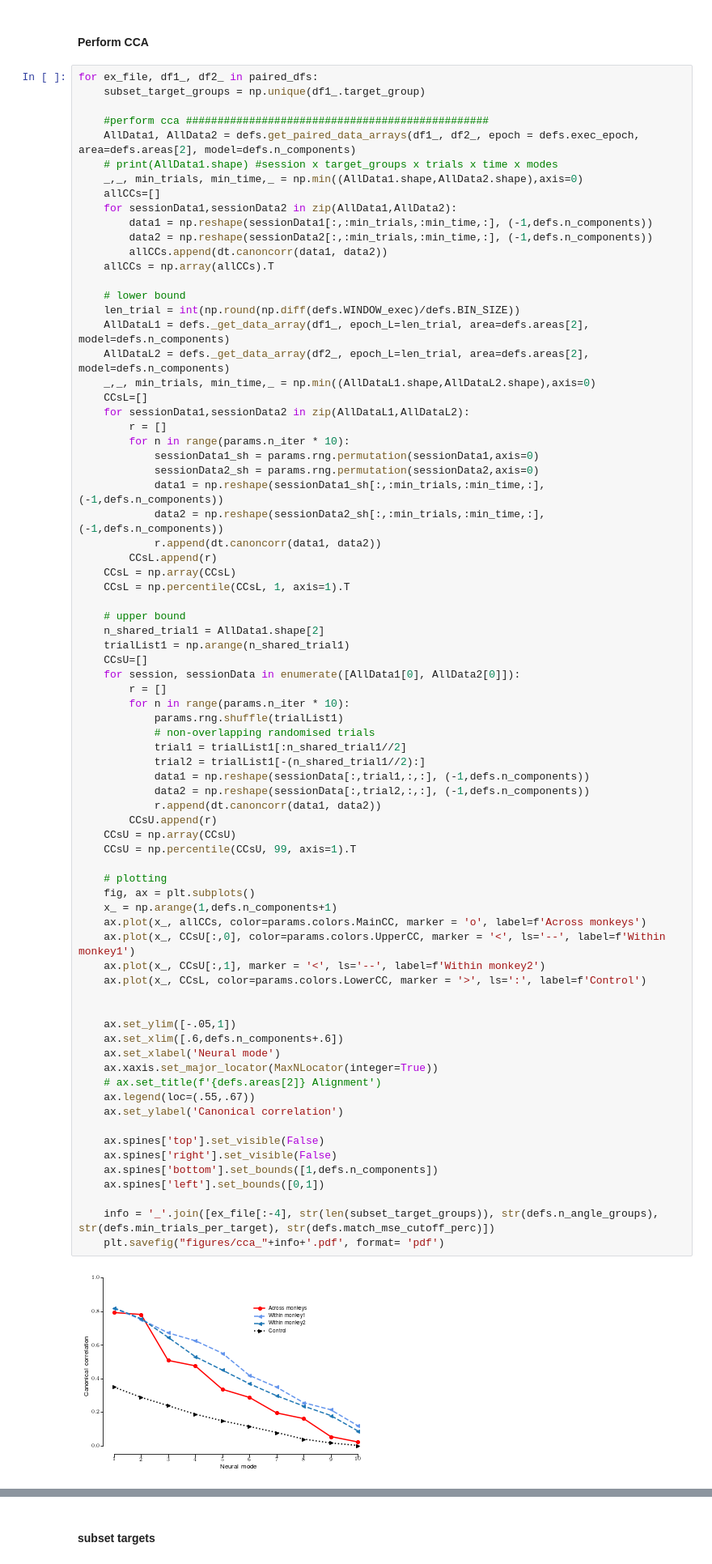
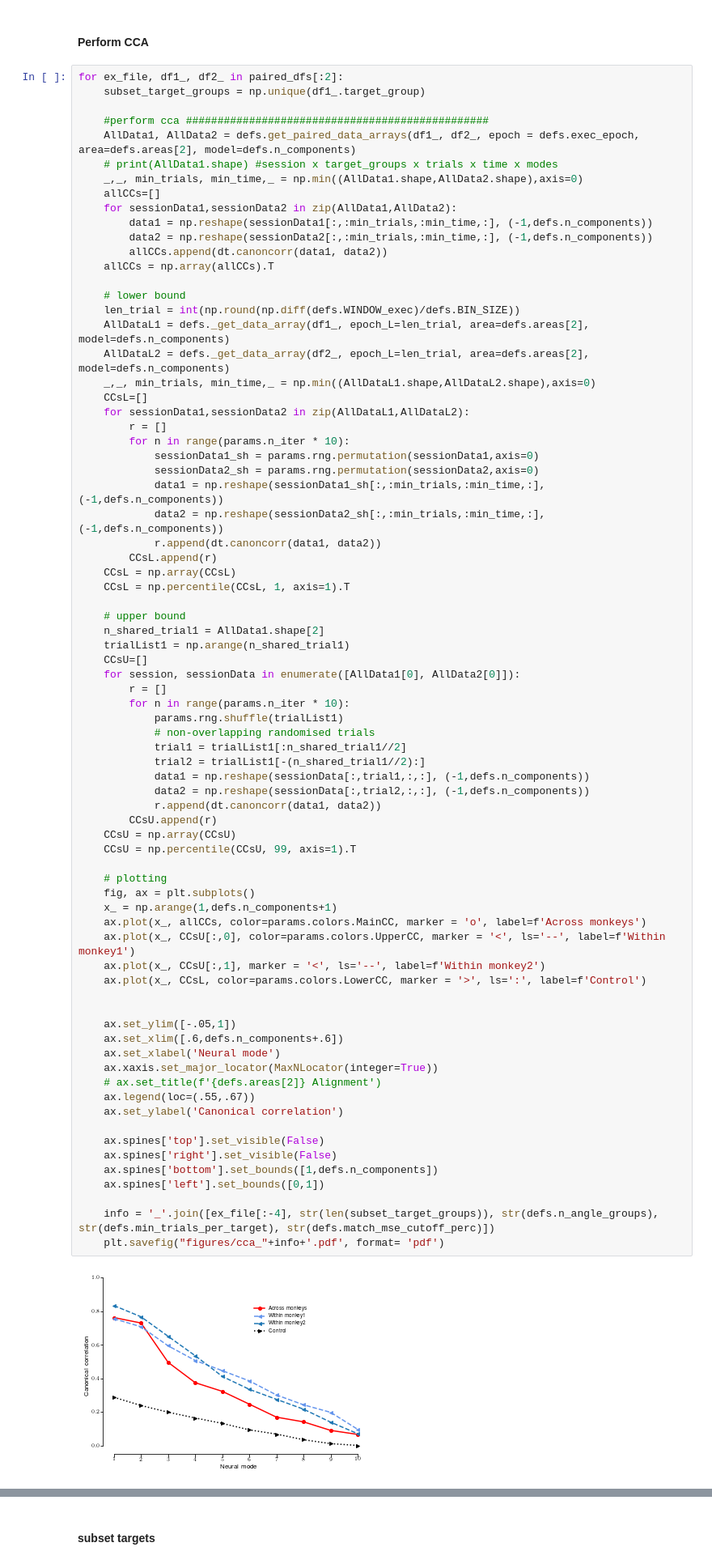
Before and after one commit to AtMostafa/multi-animal-alignment, a Jupyter notebook: random_walk/cca.ipynb, the cells around one changed output, grey strips where cells are left out. Shown at 81% size. Drawn from its saved outputs; the diff is of its cells as text.

```diff
--- a/random_walk/cca.ipynb
+++ b/random_walk/cca.ipynb
@@ -216,7 +212,7 @@ MrT_RT_VR_2013-09-10.mat
 # %% [markdown]
 #### Perform CCA
 # %%
-for ex_file, df1_, df2_ in paired_dfs:
+for ex_file, df1_, df2_ in paired_dfs[:2]:
     subset_target_groups = np.unique(df1_.target_group)
 
     #perform cca ################################################
@@ -264,31 +260,31 @@ for ex_file, df1_, df2_ in paired_dfs:
             r.append(dt.canoncorr(data1, data2))
         CCsU.append(r)
     CCsU = np.array(CCsU)
     CCsU = np.percentile(CCsU, 99, axis=1).T
 
     # plotting
     fig, ax = plt.subplots()
     x_ = np.arange(1,defs.n_components+1)
     ax.plot(x_, allCCs, color=params.colors.MainCC, marker = 'o', label=f'Across monkeys')
     ax.plot(x_, CCsU[:,0], color=params.colors.UpperCC, marker = '<', ls='--', label=f'Within monkey1')
     ax.plot(x_, CCsU[:,1], marker = '<', ls='--', label=f'Within monkey2')
     ax.plot(x_, CCsL, color=params.colors.LowerCC, marker = '>', ls=':', label=f'Control')
 
 
     ax.set_ylim([-.05,1])
     ax.set_xlim([.6,defs.n_components+.6])
     ax.set_xlabel('Neural mode')
     ax.xaxis.set_major_locator(MaxNLocator(integer=True))
     # ax.set_title(f'{defs.areas[2]} Alignment')
     ax.legend(loc=(.55,.67))
     ax.set_ylabel('Canonical correlation')
 
     ax.spines['top'].set_visible(False)
     ax.spines['right'].set_visible(False)
     ax.spines['bottom'].set_bounds([1,defs.n_components])
     ax.spines['left'].set_bounds([0,1])
 
     info = '_'.join([ex_file[:-4], str(len(subset_target_groups)), str(defs.n_angle_groups), str(defs.min_trials_per_target), str(defs.match_mse_cutoff_perc)])
     plt.savefig("figures/cca_"+info+'.pdf', format= 'pdf')
 # %% [output]
-[figure, old version]
+[figure, new version]
```
Also changed, not shown: parts of 12 cells of this notebook, 1 other file.
